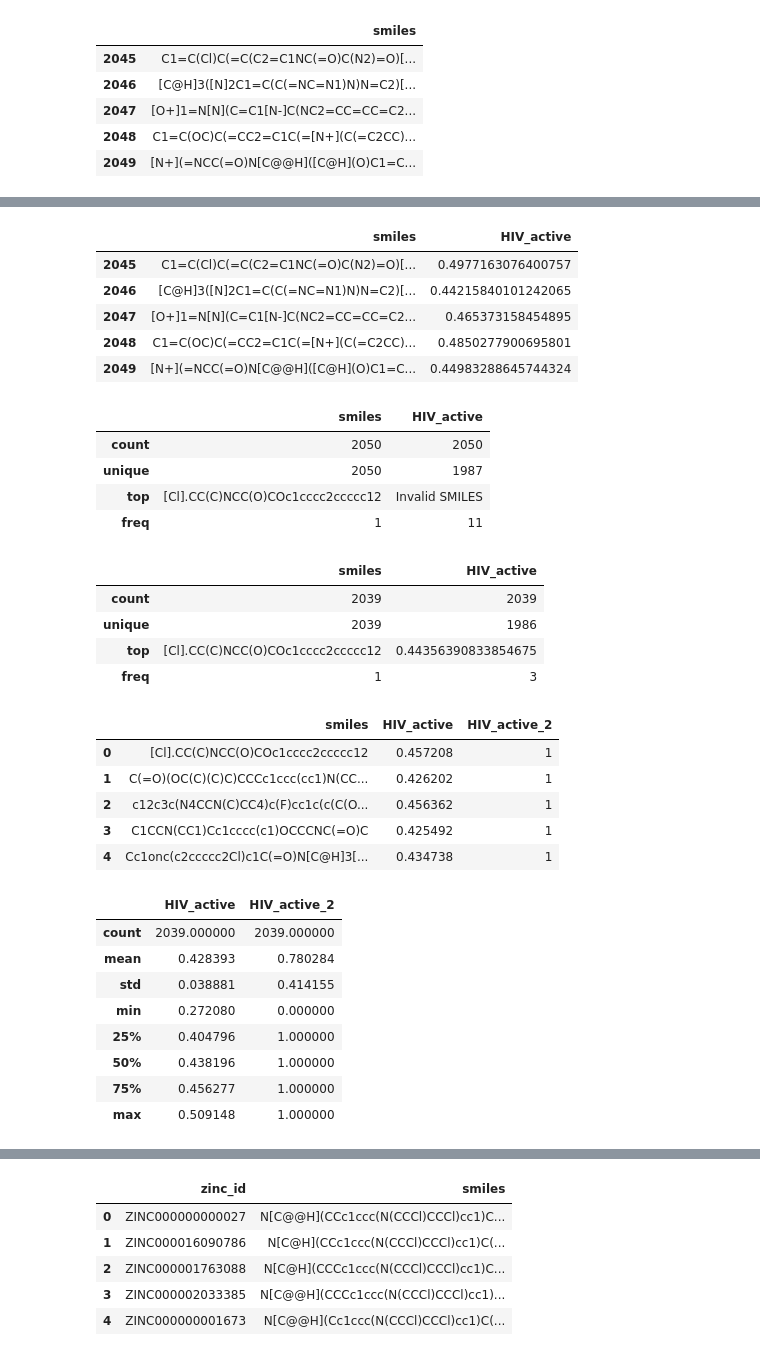
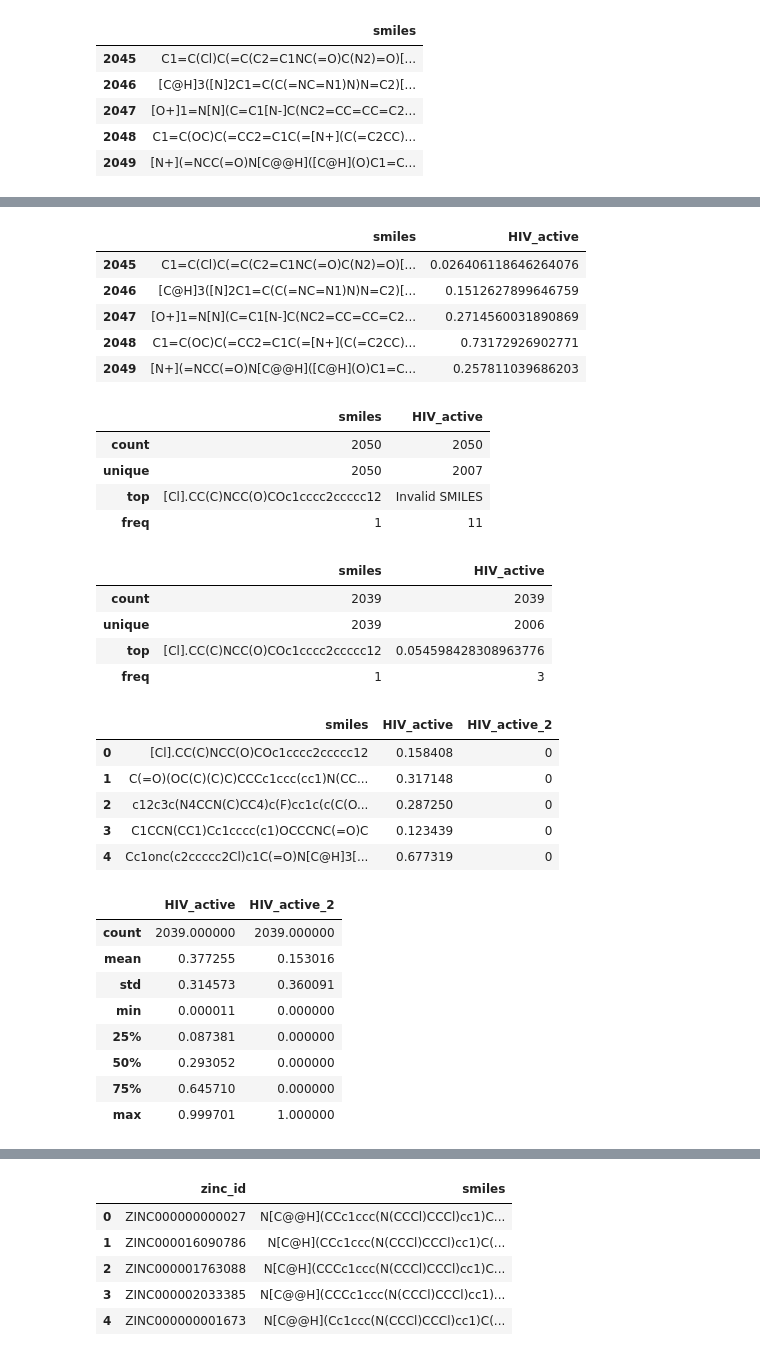
Before and after one commit to deepsatflow/MoLD, a Jupyter notebook: Copy_of_chemprop_colab_demo.ipynb, the cells around one changed output, grey strips where cells are left out. Cells and saved outputs as stored; diff of their text form; code cells hidden in the pictures.

```diff
--- a/Copy_of_chemprop_colab_demo.ipynb
+++ b/Copy_of_chemprop_colab_demo.ipynb
@@ -254,0 +280,3 @@ bp_preds_df.head()
+# %%
+bp_preds_df = pd.read_csv("BBBP_preds.csv")
+bp_preds_df.head()
@@ -256,17 +291,17 @@ bp_preds_df.head()
 bp_preds_df.tail()
 # %% [output]
 |  | smiles | HIV_active |
-| 2045 | C1=C(Cl)C(=C(C2=C1NC(=O)C(N2)=O)[... | 0.4977163076400757 |
-| 2046 | [C@H]3([N]2C1=C(C(=NC=N1)N)N=C2)[... | 0.44215840101242065 |
-| 2047 | [O+]1=N[N](C=C1[N-]C(NC2=CC=CC=C2... | 0.465373158454895 |
-| 2048 | C1=C(OC)C(=CC2=C1C(=[N+](C(=C2CC)... | 0.4850277900695801 |
-| 2049 | [N+](=NCC(=O)N[C@@H]([C@H](O)C1=C... | 0.44983288645744324 |
+| 2045 | C1=C(Cl)C(=C(C2=C1NC(=O)C(N2)=O)[... | 0.026406118646264076 |
+| 2046 | [C@H]3([N]2C1=C(C(=NC=N1)N)N=C2)[... | 0.1512627899646759 |
+| 2047 | [O+]1=N[N](C=C1[N-]C(NC2=CC=CC=C2... | 0.2714560031890869 |
+| 2048 | C1=C(OC)C(=CC2=C1C(=[N+](C(=C2CC)... | 0.73172926902771 |
+| 2049 | [N+](=NCC(=O)N[C@@H]([C@H](O)C1=C... | 0.257811039686203 |
 # %%
 bp_preds_df.describe()
 # %% [output]
 |  | smiles | HIV_active |
 | count | 2050 | 2050 |
-| unique | 2050 | 1987 |
+| unique | 2050 | 2007 |
 | top | [Cl].CC(C)NCC(O)COc1cccc2ccccc12 | Invalid SMILES |
 | freq | 1 | 11 |
 # %%
@@ -275,33 +310,33 @@ bp_preds_df.describe()
 # %% [output]
 |  | smiles | HIV_active |
 | count | 2039 | 2039 |
-| unique | 2039 | 1986 |
-| top | [Cl].CC(C)NCC(O)COc1cccc2ccccc12 | 0.44356390833854675 |
+| unique | 2039 | 2006 |
+| top | [Cl].CC(C)NCC(O)COc1cccc2ccccc12 | 0.054598428308963776 |
 | freq | 1 | 3 |
 # %%
 bp_preds_df['HIV_active'] = bp_preds_df['HIV_active'].astype(float)
 # %%
-bp_preds_df['HIV_active_2'] = bp_preds_df['HIV_active'].apply(lambda x: 1 if x > 0.4 else 0)
+bp_preds_df['HIV_active_2'] = bp_preds_df['HIV_active'].apply(lambda x: 1 if x > 0.8 else 0)
 bp_preds_df.head()
 # %% [output]
 |  | smiles | HIV_active | HIV_active_2 |
-| 0 | [Cl].CC(C)NCC(O)COc1cccc2ccccc12 | 0.457208 | 1 |
-| 1 | C(=O)(OC(C)(C)C)CCCc1ccc(cc1)N(CC... | 0.426202 | 1 |
-| 2 | c12c3c(N4CCN(C)CC4)c(F)cc1c(c(C(O... | 0.456362 | 1 |
-| 3 | C1CCN(CC1)Cc1cccc(c1)OCCCNC(=O)C | 0.425492 | 1 |
-| 4 | Cc1onc(c2ccccc2Cl)c1C(=O)N[C@H]3[... | 0.434738 | 1 |
+| 0 | [Cl].CC(C)NCC(O)COc1cccc2ccccc12 | 0.158408 | 0 |
+| 1 | C(=O)(OC(C)(C)C)CCCc1ccc(cc1)N(CC... | 0.317148 | 0 |
+| 2 | c12c3c(N4CCN(C)CC4)c(F)cc1c(c(C(O... | 0.287250 | 0 |
+| 3 | C1CCN(CC1)Cc1cccc(c1)OCCCNC(=O)C | 0.123439 | 0 |
+| 4 | Cc1onc(c2ccccc2Cl)c1C(=O)N[C@H]3[... | 0.677319 | 0 |
 # %%
 bp_preds_df.describe()
 # %% [output]
 |  | HIV_active | HIV_active_2 |
 | count | 2039.000000 | 2039.000000 |
-| mean | 0.428393 | 0.780284 |
-| std | 0.038881 | 0.414155 |
-| min | 0.272080 | 0.000000 |
-| 25% | 0.404796 | 1.000000 |
-| 50% | 0.438196 | 1.000000 |
-| 75% | 0.456277 | 1.000000 |
-| max | 0.509148 | 1.000000 |
+| mean | 0.377255 | 0.153016 |
+| std | 0.314573 | 0.360091 |
+| min | 0.000011 | 0.000000 |
+| 25% | 0.087381 | 0.000000 |
+| 50% | 0.293052 | 0.000000 |
+| 75% | 0.645710 | 0.000000 |
+| max | 0.999701 | 1.000000 |
 # %%
 # Filter rows where 'target_column' is equal to 1
 bp_preds_df_filtered = bp_preds_df[bp_preds_df['HIV_active_2'] == 1]
```
Also changed, not shown: parts of 30 cells of this notebook.
